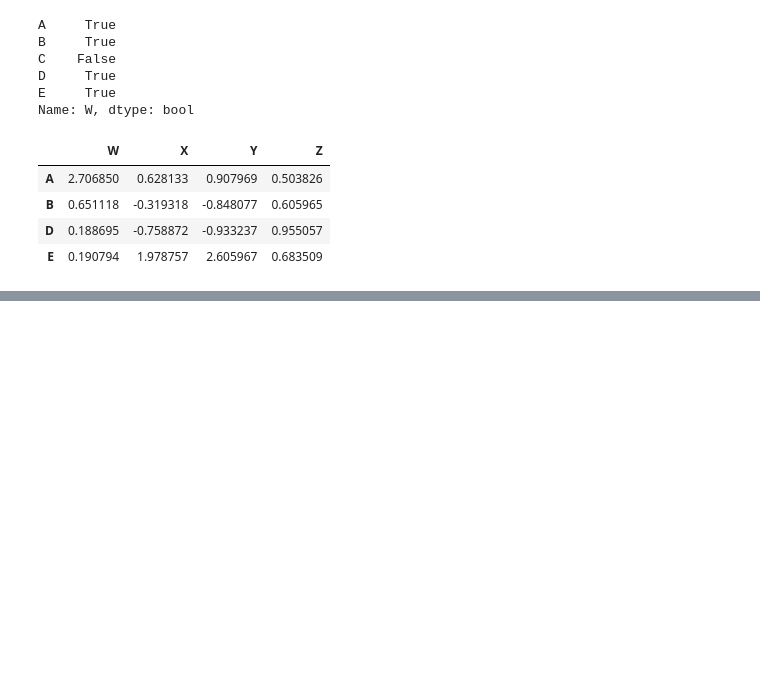
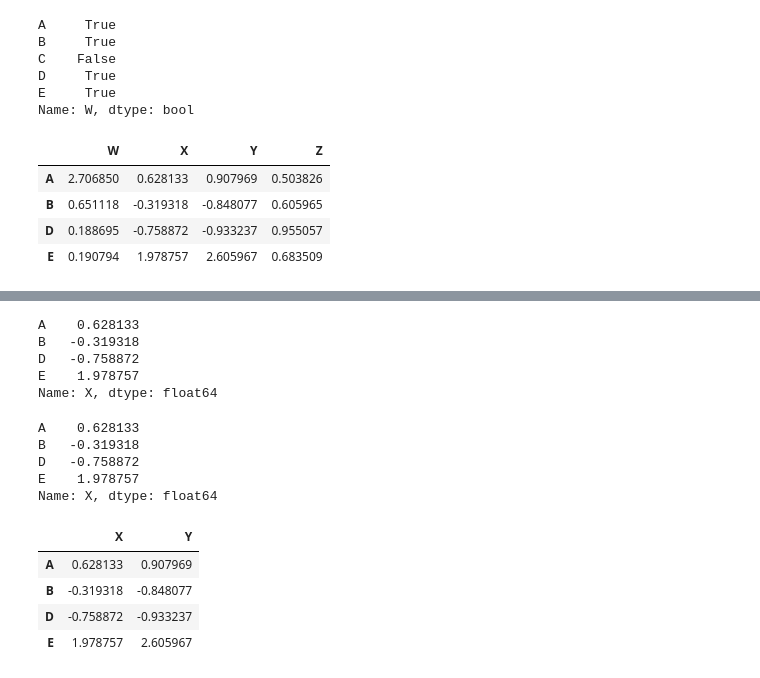
Before and after one commit to mmtq/data-analysis, a Jupyter notebook: pandas/01-DataFrames.ipynb, the cells around one changed output, grey strips where cells are left out. Cells and saved outputs as stored; diff of their text form; code cells hidden in the pictures; blank space fills up the shorter version.

```diff
--- a/pandas/01-DataFrames.ipynb
+++ b/pandas/01-DataFrames.ipynb
@@ -176,0 +191,24 @@ df[df['W'] > 0]
+# %%
+resdf['X']
+# %% [output]
+A    0.628133
+B   -0.319318
+D   -0.758872
+E    1.978757
+Name: X, dtype: float64
+# %%
+df[df['W']>0]['X']
+# %% [output]
+A    0.628133
+B   -0.319318
+D   -0.758872
+E    1.978757
+Name: X, dtype: float64
+# %%
+df[df['W']>0][['X','Y']]
+# %% [output]
+|  | X | Y |
+| A | 0.628133 | 0.907969 |
+| B | -0.319318 | -0.848077 |
+| D | -0.758872 | -0.933237 |
+| E | 1.978757 | 2.605967 |
```
Also changed, not shown: parts of 4 cells of this notebook.
